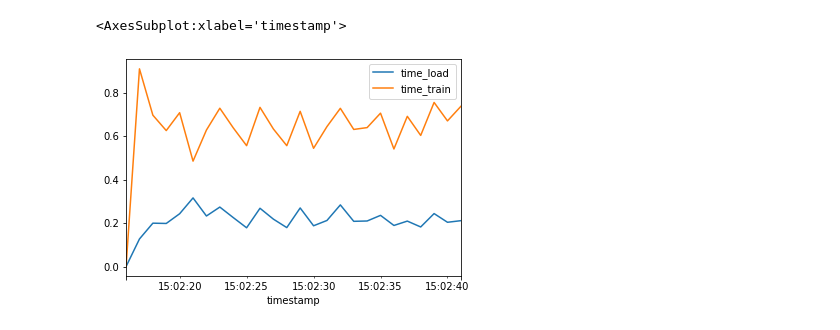
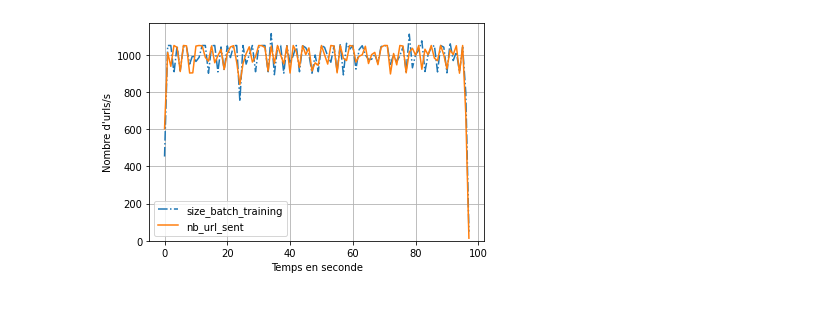
Before and after one commit to GaspardBT/pfe_rapids, a Jupyter notebook: metrics_analysis/main_analysis/main_analysis.ipynb, the cells around one changed output. Cells and saved outputs as stored; diff of their text form; code cells hidden in the pictures.

Commit message:
add final metric notebook

```diff
--- a/metrics_analysis/main_analysis/main_analysis.ipynb
+++ b/metrics_analysis/main_analysis/main_analysis.ipynb
@@ -1,4 +1,35 @@
 # %%
 import pandas as pd
 import matplotlib.pyplot as plt
+# %%
+data = pd.read_csv('5_john6_metrics_rapids_3_5_100_50.csv')
+#data = pd.read_csv('metrics_25_5000_500.csv')
+#data = pd.read_csv('metrics_25_2500_500.csv')
+data['timestamp'] = pd.to_datetime(data['timestamp'])
+df = data
+data = data.resample("1S", on="timestamp").sum()
+data['tvalue'] = data.index
+data['delta'] = (data['tvalue']-data['tvalue'][0])
+data['delta'] =data['delta'].apply(lambda x:int( x.value/ 10**9))
+data.set_index('delta', inplace=True)
+data = data[(data.T != 0).any()]
+data = data[(data.T != 0).any()]
+data["time_total"] = data[["time_load","time_train"]].sum(axis=1)
+data["accu_train"] = data["size_batch_training"].cumsum()
+data["accu_sent"] = data["nb_url_sent"].cumsum()
+# %%
+df=data[["size_batch_training","nb_url_sent"]]
+
+
+styles = ['-.',"-"]
+
+df.plot(style=styles)
+plt.xlabel("Temps en seconde")
+plt.ylabel("Nombre d'urls/s")
+plt.grid(True, which="major", ls="-")
+plt.ylim(bottom=0)
+# start avec y=0
+plt.savefig('test_john6_3.svg')
+# %% [output]
+[figure, added]
 # %%
@@ -12,8 +47,3 @@ data = data[(data.T != 0).any()]
 data["time_total"] = data[["time_load","time_train"]].sum(axis=1)
 data["accu_train"] = data["size_batch_training"].cumsum()
 data["accu_sent"] = data["nb_url_sent"].cumsum()
-# %%
-data[["time_load","time_train"]].plot()
-# %% [output]
-<AxesSubplot:xlabel='timestamp'>
-[figure, removed]
```
Also changed, not shown: parts of 9 cells of this notebook, 35 other files.
